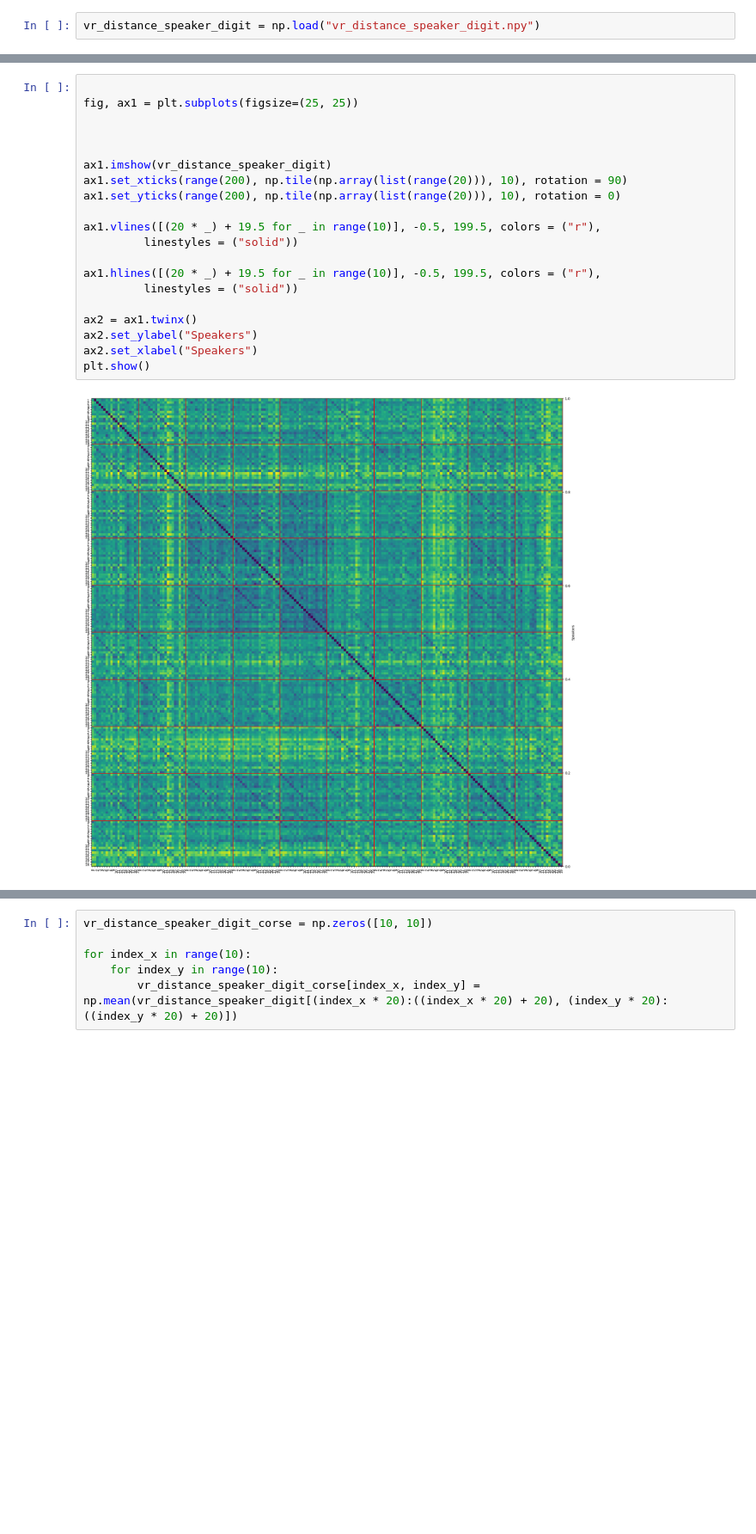
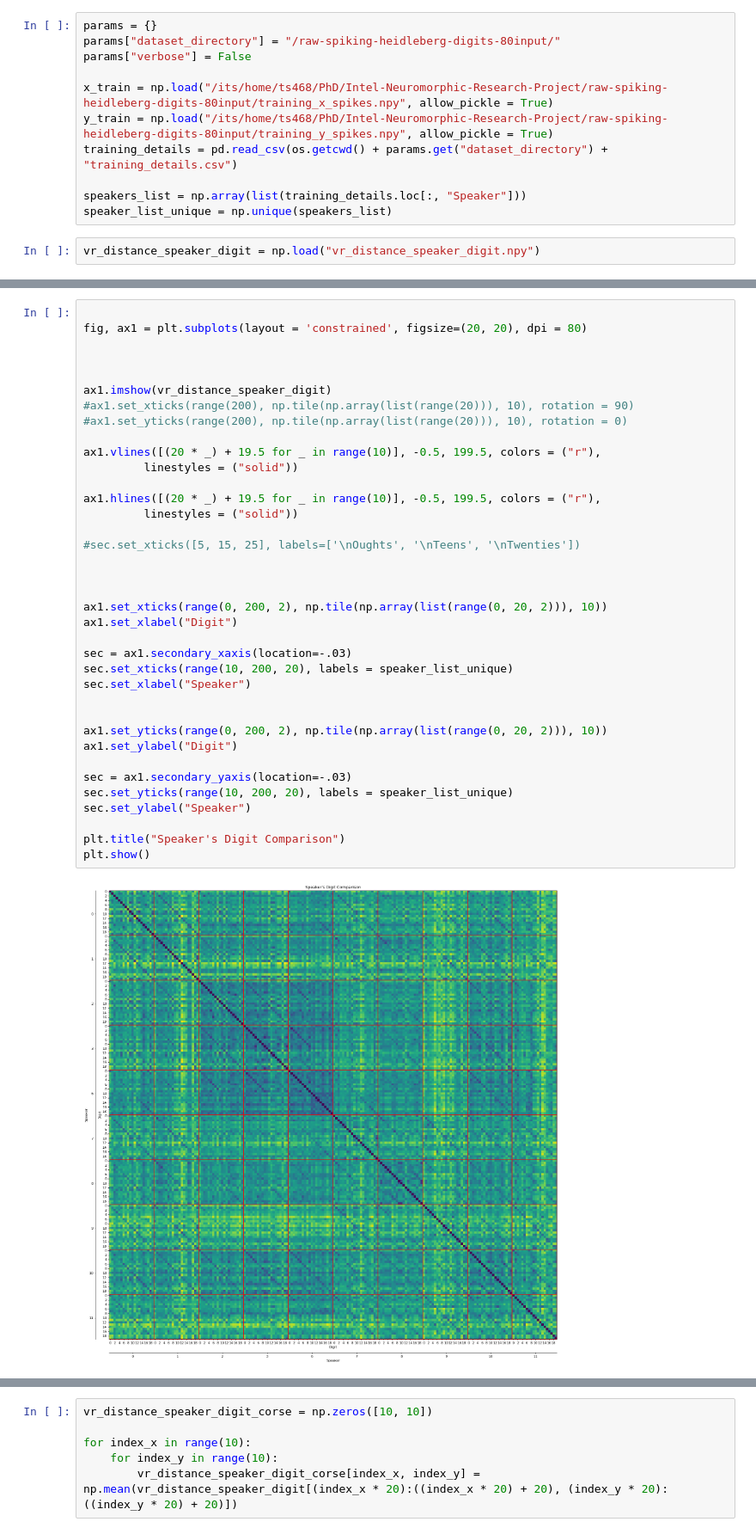
Before and after one commit to thomasshoesmith/Intel-Neuromorphic-Research-Project, a Jupyter notebook: rawHD_analyse_training_data_6.ipynb, the cells around one changed output, grey strips where cells are left out. Shown at 86% size. Cells and saved outputs as stored; diff of their text form; blank space fills up the shorter version.

```diff
--- a/rawHD_analyse_training_data_6.ipynb
+++ b/rawHD_analyse_training_data_6.ipynb
@@ -6,3 +8,14 @@ import copy
+# %%
+params = {}
+params["dataset_directory"] = "/raw-spiking-heidleberg-digits-80input/"
+params["verbose"] = False
+
+x_train = np.load("/its/home/ts468/PhD/Intel-Neuromorphic-Research-Project/raw-spiking-heidleberg-digits-80input/training_x_spikes.npy", allow_pickle = True)
+y_train = np.load("/its/home/ts468/PhD/Intel-Neuromorphic-Research-Project/raw-spiking-heidleberg-digits-80input/training_y_spikes.npy", allow_pickle = True)
+training_details = pd.read_csv(os.getcwd() + params.get("dataset_directory") + "training_details.csv")
+
+speakers_list = np.array(list(training_details.loc[:, "Speaker"]))
+speaker_list_unique = np.unique(speakers_list)
 # %%
 vr_distance_speaker_digit = np.load("vr_distance_speaker_digit.npy")
 # %%
@@ -29,22 +51,39 @@ plt.show()
 # %%
 
-fig, ax1 = plt.subplots(figsize=(25, 25))
+fig, ax1 = plt.subplots(layout = 'constrained', figsize=(20, 20), dpi = 80)
 
 
 
 ax1.imshow(vr_distance_speaker_digit)
-ax1.set_xticks(range(200), np.tile(np.array(list(range(20))), 10), rotation = 90)
-ax1.set_yticks(range(200), np.tile(np.array(list(range(20))), 10), rotation = 0)
+#ax1.set_xticks(range(200), np.tile(np.array(list(range(20))), 10), rotation = 90)
+#ax1.set_yticks(range(200), np.tile(np.array(list(range(20))), 10), rotation = 0)
 
 ax1.vlines([(20 * _) + 19.5 for _ in range(10)], -0.5, 199.5, colors = ("r"),
          linestyles = ("solid"))
 
 ax1.hlines([(20 * _) + 19.5 for _ in range(10)], -0.5, 199.5, colors = ("r"),
          linestyles = ("solid"))
 
-ax2 = ax1.twinx()
-ax2.set_ylabel("Speakers")
-ax2.set_xlabel("Speakers")
+#sec.set_xticks([5, 15, 25], labels=['\nOughts', '\nTeens', '\nTwenties'])
+
+
+
+ax1.set_xticks(range(0, 200, 2), np.tile(np.array(list(range(0, 20, 2))), 10))
+ax1.set_xlabel("Digit")
+
+sec = ax1.secondary_xaxis(location=-.03)
+sec.set_xticks(range(10, 200, 20), labels = speaker_list_unique)
+sec.set_xlabel("Speaker")
+
+
+ax1.set_yticks(range(0, 200, 2), np.tile(np.array(list(range(0, 20, 2))), 10))
+ax1.set_ylabel("Digit")
+
+sec = ax1.secondary_yaxis(location=-.03)
+sec.set_yticks(range(10, 200, 20), labels = speaker_list_unique)
+sec.set_ylabel("Speaker")
+
+plt.title("Speaker's Digit Comparison")
 plt.show()
 # %% [output]
-[figure, old version]
+[figure, new version]
```
Also changed, not shown: parts of 10 cells of this notebook, 21 other files.
